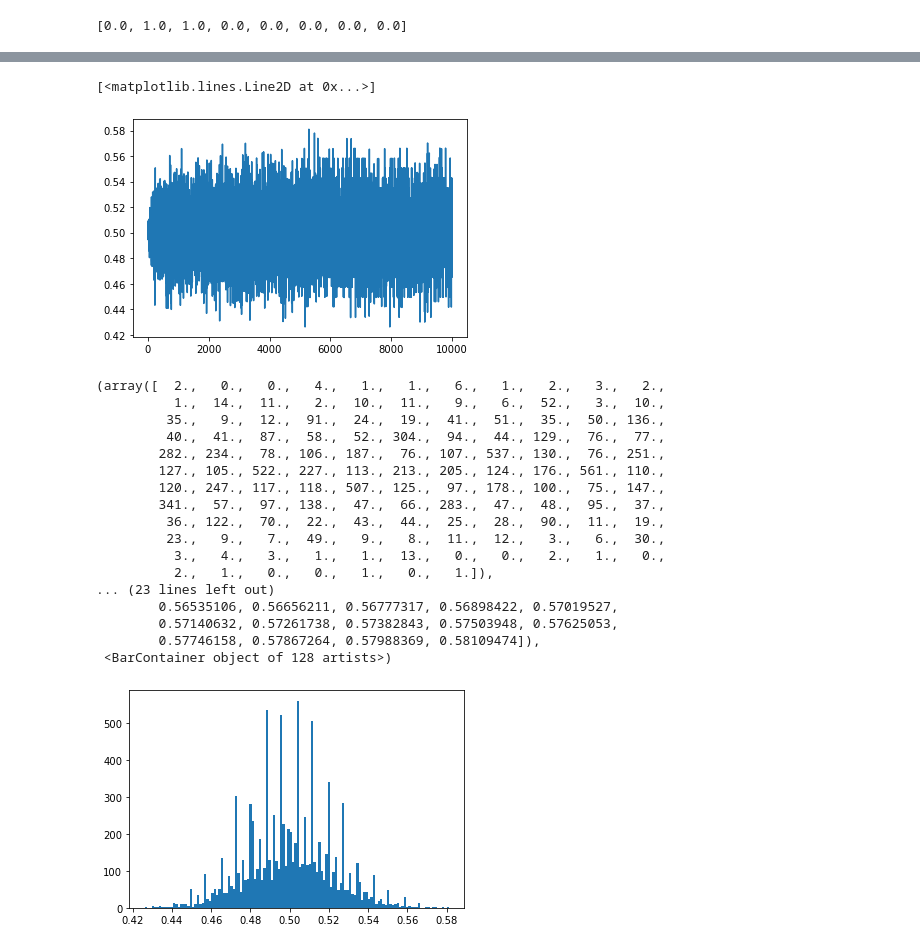
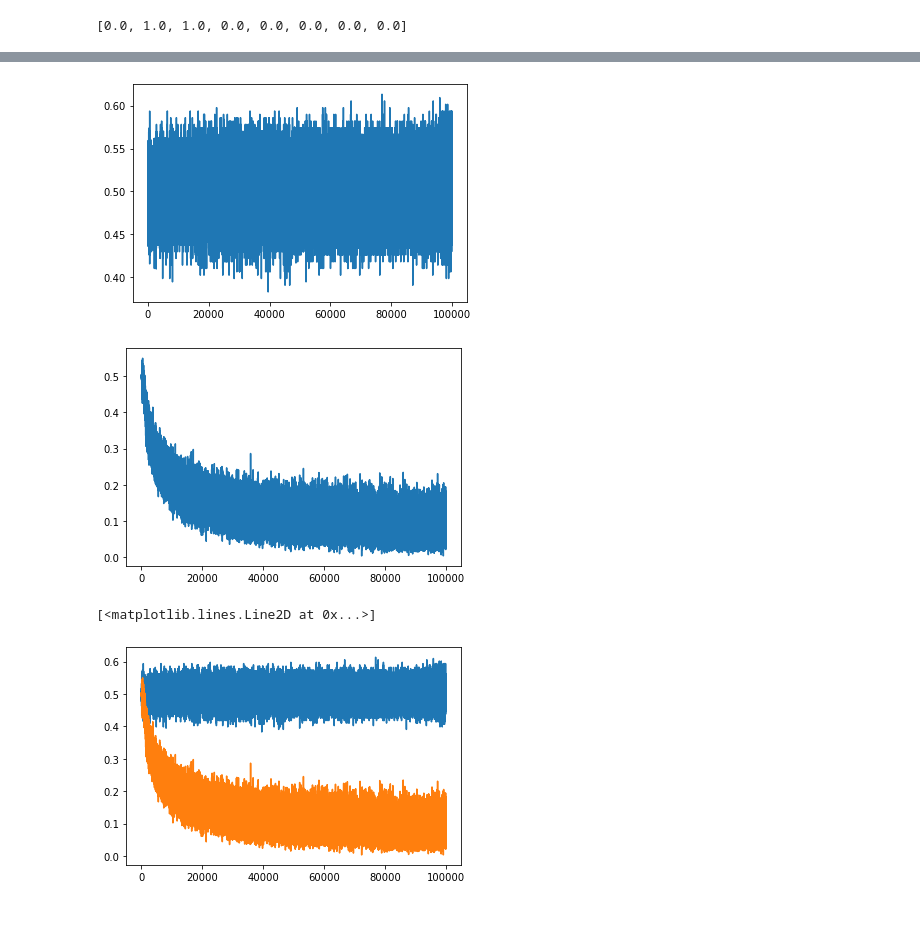
Before and after one commit to pdrabik223/the-neural-cryptography, a Jupyter notebook: experiments/SNN_AES.ipynb, the cells around one changed output, grey strips where cells are left out. Drawn from its saved outputs; the diff is of its cells as text; code cells hidden in the pictures; blank space fills up the shorter version.

```diff
--- a/experiments/SNN_AES.ipynb
+++ b/experiments/SNN_AES.ipynb
@@ -168,43 +207,41 @@ loss_hist = []
 from tqdm import tqdm
 for epoch in range(config["no_epochs"]):
     for batch_idx, (x, y) in tqdm(enumerate(train_loader), total=config["batch_size"], desc=f"Epoch {epoch}"):
-        net.train()
+        spiking.train()
+        standard.train()
+
+        y = x
 
         # forward
-        output = net(x)
-        loss = loss_func(output, y)
+        output = spiking(x)
+        snn_loss = loss_func(output, y)
 
         # Gradient calculation + weight update
-        optimizer.zero_grad()
-        loss.backward()
-        optimizer.step()
+        snn_optimizer.zero_grad()
+        snn_loss.backward()
+        snn_optimizer.step()
+
+        # forward
+        output = standard(x)
+        nn_loss = loss_func(output, y)
+        # Gradient calculation + weight update
+        nn_optimizer.zero_grad()
+        nn_loss.backward()
+        nn_optimizer.step()
 
         # Store loss history for future plotting
-        loss_hist.append(loss.item())
+        snn_loss_hist.append(snn_loss.item())
+        nn_loss_hist.append(nn_loss.item())
-# %%
-# plt.yscale("log")
-plt.plot(loss_hist)
-# %% [output]
-[<matplotlib.lines.Line2D at 0x...>]
-[figure, removed]
-# %%
-plt.hist(loss_hist,bins=128)
-# %% [output]
-(array([  2.,   0.,   0.,   4.,   1.,   1.,   6.,   1.,   2.,   3.,   2.,
-          1.,  14.,  11.,   2.,  10.,  11.,   9.,   6.,  52.,   3.,  10.,
-         35.,   9.,  12.,  91.,  24.,  19.,  41.,  51.,  35.,  50., 136.,
-         40.,  41.,  87.,  58.,  52., 304.,  94.,  44., 129.,  76.,  77.,
-        282., 234.,  78., 106., 187.,  76., 107., 537., 130.,  76., 251.,
-        127., 105., 522., 227., 113., 213., 205., 124., 176., 561., 110.,
-        120., 247., 117., 118., 507., 125.,  97., 178., 100.,  75., 147.,
-        341.,  57.,  97., 138.,  47.,  66., 283.,  47.,  48.,  95.,  37.,
-         36., 122.,  70.,  22.,  43.,  44.,  25.,  28.,  90.,  11.,  19.,
-         23.,   9.,   7.,  49.,   9.,   8.,  11.,  12.,   3.,   6.,  30.,
-          3.,   4.,   3.,   1.,   1.,  13.,   0.,   0.,   2.,   1.,   0.,
-          2.,   1.,   0.,   0.,   1.,   0.,   1.]),
-... (23 lines left out)
-        0.56535106, 0.56656211, 0.56777317, 0.56898422, 0.57019527,
-        0.57140632, 0.57261738, 0.57382843, 0.57503948, 0.57625053,
-        0.57746158, 0.57867264, 0.57988369, 0.58109474]),
- <BarContainer object of 128 artists>)
-[figure, removed]
+# %%
+# plt.yscale("log")
+plt.plot(snn_loss_hist)
+plt.show()
+plt.plot(nn_loss_hist)
+plt.show()
+plt.plot(snn_loss_hist)
+plt.plot(nn_loss_hist)
+# %% [output]
+[figure, added]
+[figure, added]
+[<matplotlib.lines.Line2D at 0x...>]
+[figure, added]
```
Also changed, not shown: parts of 12 cells of this notebook.
